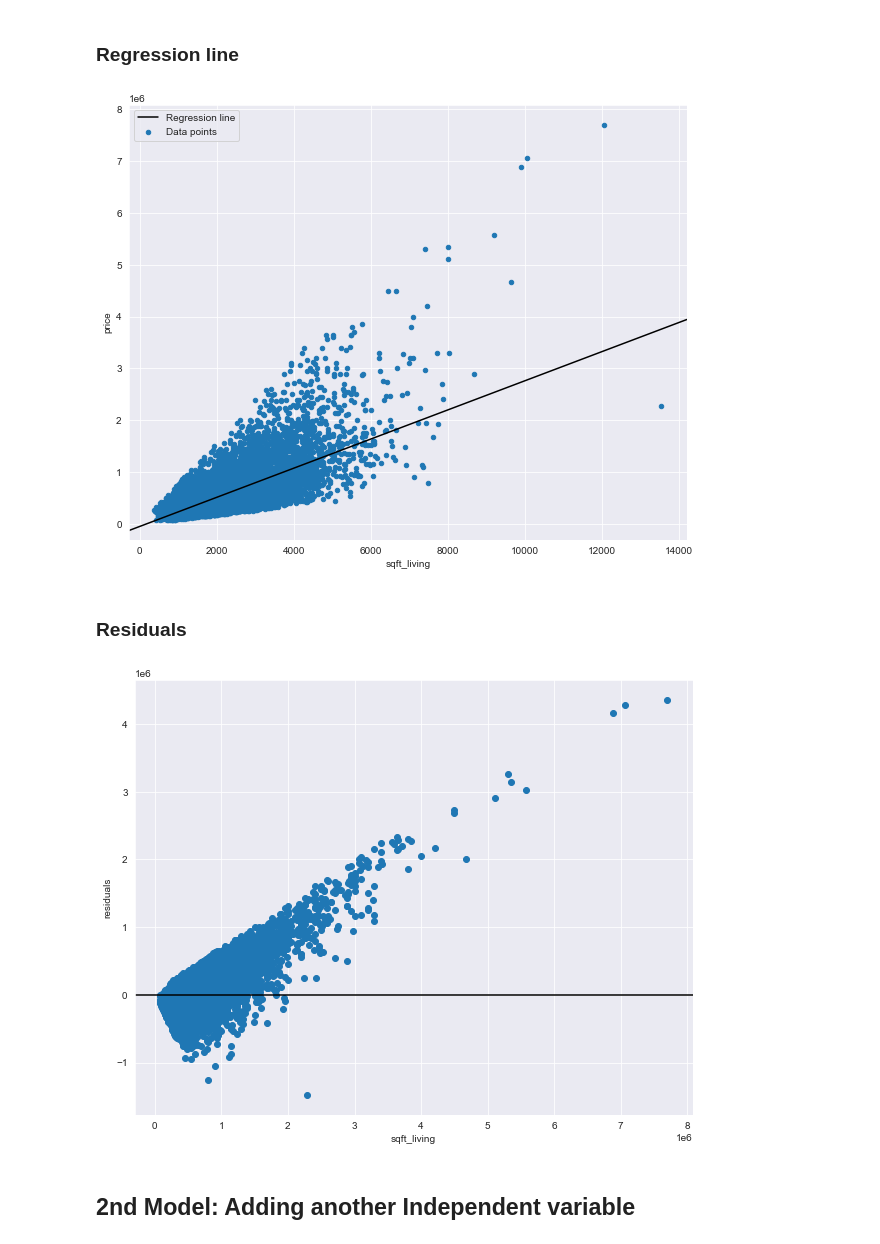
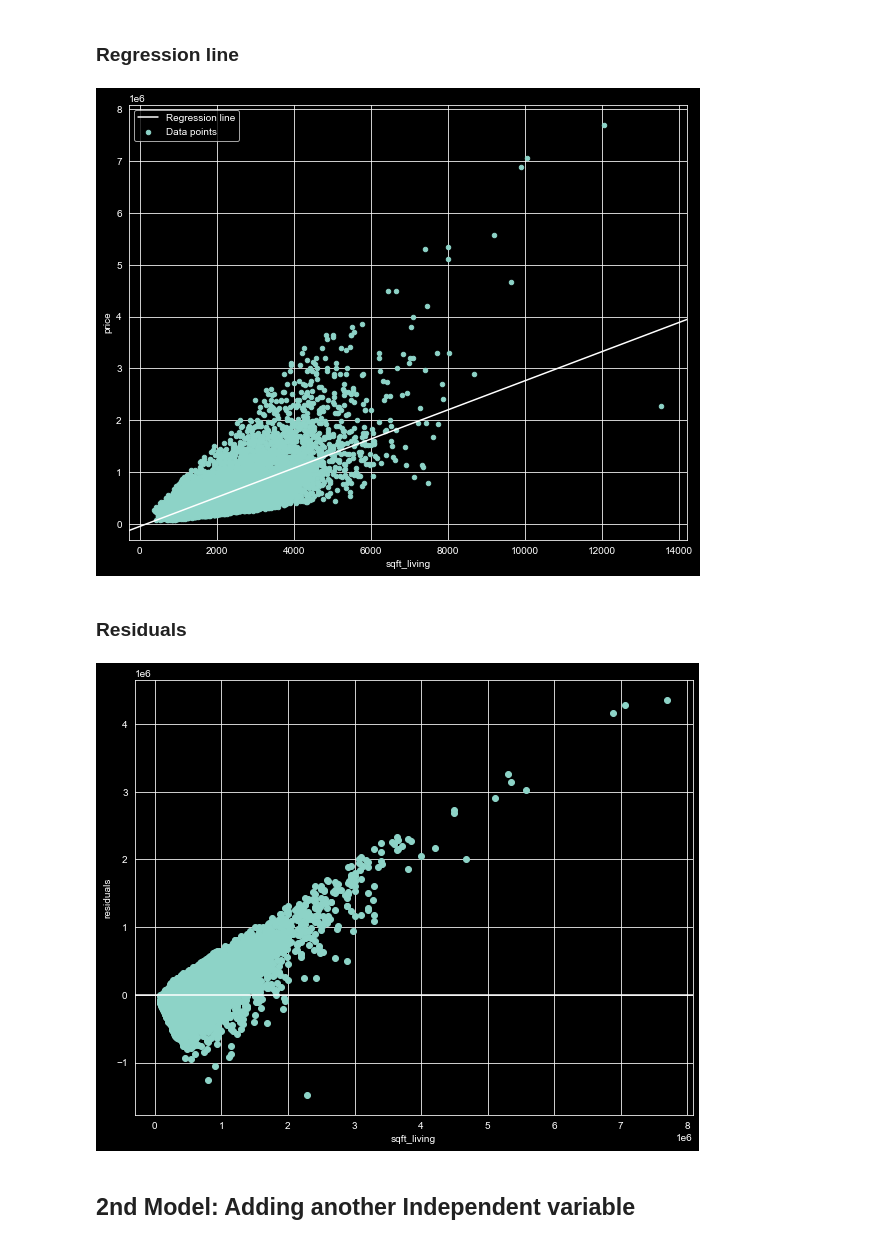
Before and after one commit to Lucy-Munge/dsc-phase-2-project-v2-3, a Jupyter notebook: student.ipynb, the cells around one changed output. Cells and saved outputs as stored; diff of their text form; code cells hidden in the pictures.

```diff
--- a/student.ipynb
+++ b/student.ipynb
@@ -227,6 +227,7 @@ From the above, the columns do not have any missing values
 # %%
 # Create scatter plots showing the corr between the price and bedrooms, bathrooms, sqft_living, floors
 plt.figure(figsize=(10,8))
+plt.style.use("dark_background")
 plt.scatter(data=housing_new_data, x='bedrooms', y='price', color='cyan')
 
 plt.xlabel('bedrooms')
@@ -477,29 +478,29 @@ fig, ax = plt.subplots(figsize=(10, 8))
 
 # Plot the fit using the baseline_results
 housing_new_data.plot.scatter(x="sqft_living", y="price", label="Data points", ax=ax)
-sm.graphics.abline_plot(model_results=baseline_results, label="Regression line", ax=ax, color="black")
+sm.graphics.abline_plot(model_results=baseline_results, label="Regression line", ax=ax, color="white")
 
 # Display the plot
 ax.legend();
 # %% [output]
-[figure, old version]
+[figure, new version]
 # %% [markdown]
 ### Residuals
 # %%
 # Create a figure and axes
 fig, ax = plt.subplots(figsize=(10, 8))
 
 # Scatter plot of "mpg" against residuals
 ax.scatter(housing_new_data["price"], baseline_results.resid)
 
 # Add a horizontal line at y=0
-ax.axhline(y=0, color="black")
+ax.axhline(y=0, color="white")
 
 # Set x and y labels
 ax.set_xlabel("sqft_living")
 ax.set_ylabel("residuals");
 # %% [output]
-[figure, old version]
+[figure, new version]
 # %% [markdown]
 ## 2nd Model: Adding another Independent variable
 # %%
```
Also changed, not shown: parts of 16 cells of this notebook.
